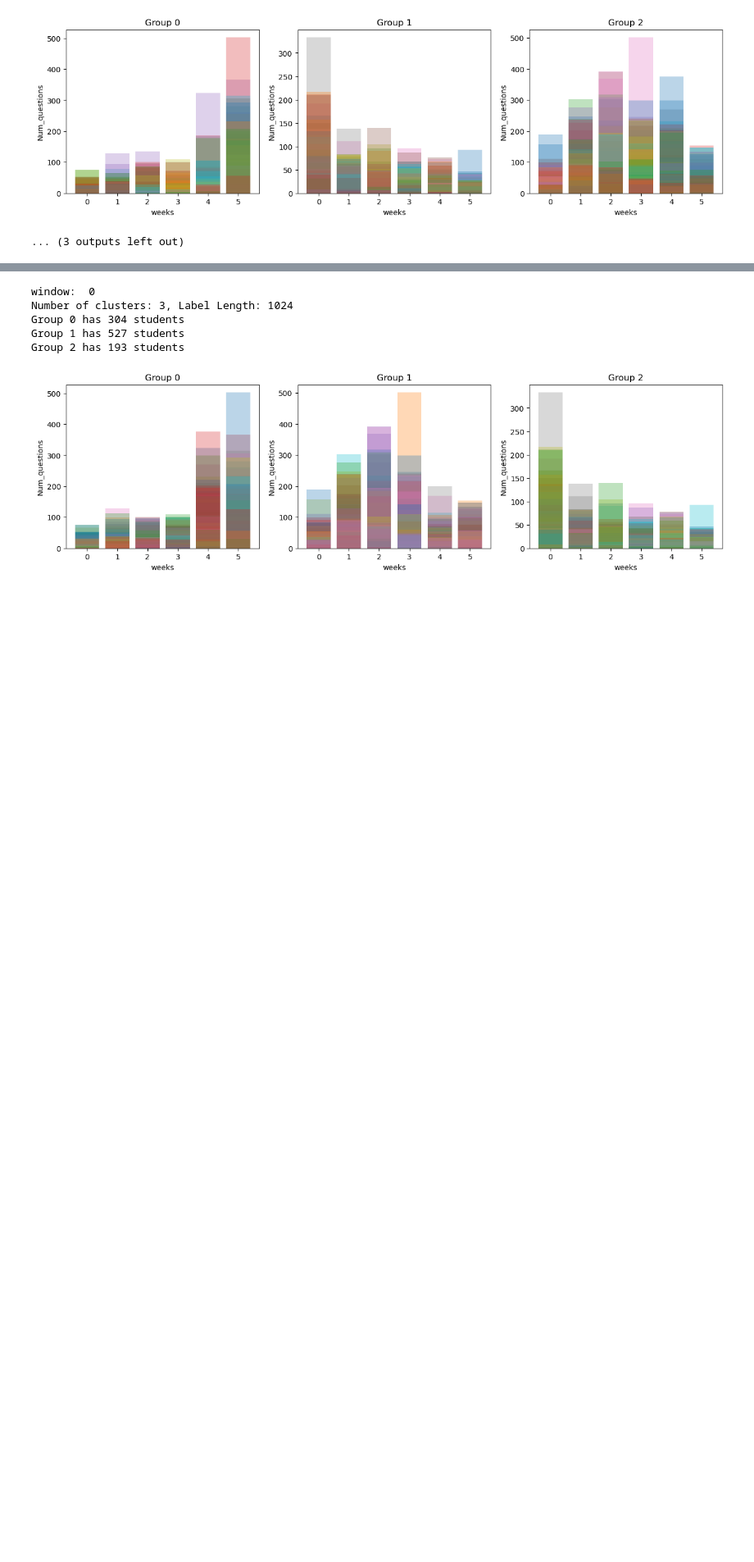
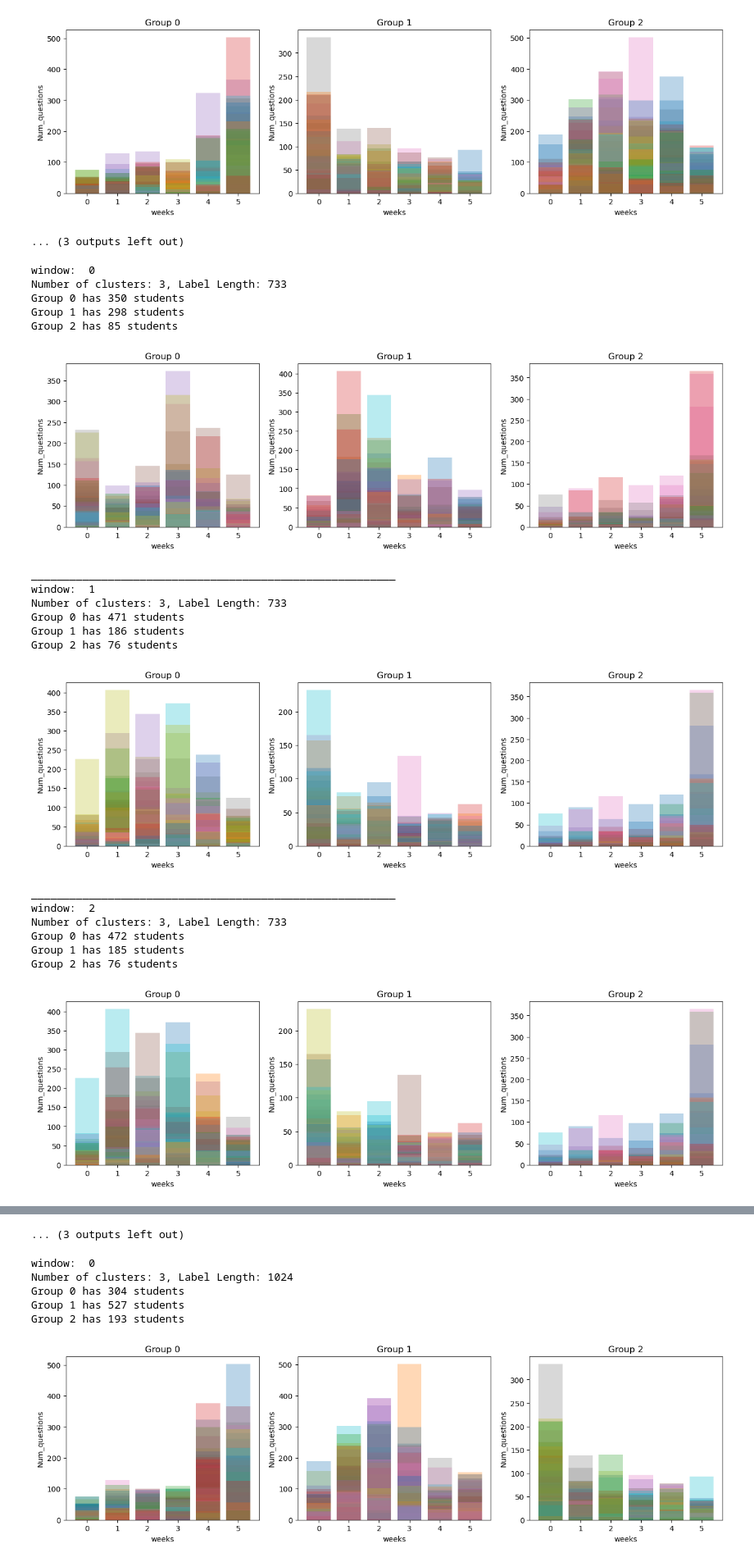
Before and after one commit to ML4BD/final-submission-uclumasa, a Jupyter notebook: lernnavi_clustering_efforts.ipynb, the cells around one changed output, grey strips where cells are left out. Shown at 82% size. Cells and saved outputs as stored; diff of their text form; code cells hidden in the pictures; blank space fills up the shorter version.

```diff
--- a/lernnavi_clustering_efforts.ipynb
+++ b/lernnavi_clustering_efforts.ipynb
@@ -236,13 +400,14 @@ _________________________________________________________
 # %%
+#GERMAN
 gamma = 10
 k = 3
 for window in windows:
     print("window: ", window)
-    D = D_for_window[window]
+    D = D_for_window_german[window]
     S = cluster.get_affinity_matrix(D, gamma)
     W = cluster.get_adjacency(S)
     kmeans, proj_X, eigenvals_sorted = cluster.spectral_clustering(W, k)
-    cluster.visualize_clusters(get_original_rows(user_ids, kmeans.labels_, mastery_df_german, 6), kmeans.labels_, 6)
+    cluster.visualize_clusters(get_original_rows(user_ids_german, kmeans.labels_, mastery_df_german, 6), kmeans.labels_, 6)
     print("_________________________________________________________")
 # %% [output]
 window:  0
@@ -287,3 +452,36 @@ Group 1 has 196 students
 Group 2 has 654 students
 [figure]
 ... (3 outputs left out)
+# %%
+#MATH
+gamma = 10
+k = 3
+for window in windows:
+    print("window: ", window)
+    D = D_for_window_math[window]
+    S = cluster.get_affinity_matrix(D, gamma)
+    W = cluster.get_adjacency(S)
+    kmeans, proj_X, eigenvals_sorted = cluster.spectral_clustering(W, k)
+    cluster.visualize_clusters(get_original_rows(user_ids_math, kmeans.labels_, mastery_df_math, 6), kmeans.labels_, 6)
+    print("_________________________________________________________")
+# %% [output]
+window:  0
+Number of clusters: 3, Label Length: 733
+Group 0 has 350 students
+Group 1 has 298 students
+Group 2 has 85 students
+[figure, added]
+_________________________________________________________
+window:  1
+Number of clusters: 3, Label Length: 733
+Group 0 has 471 students
+Group 1 has 186 students
+Group 2 has 76 students
+[figure, added]
+_________________________________________________________
+window:  2
+Number of clusters: 3, Label Length: 733
+Group 0 has 472 students
+Group 1 has 185 students
+Group 2 has 76 students
+[figure, added]
@@ -290 +509,2 @@ Group 2 has 654 students
+... (3 outputs left out)
 # %%
```
Also changed, not shown: parts of 25 cells of this notebook.
